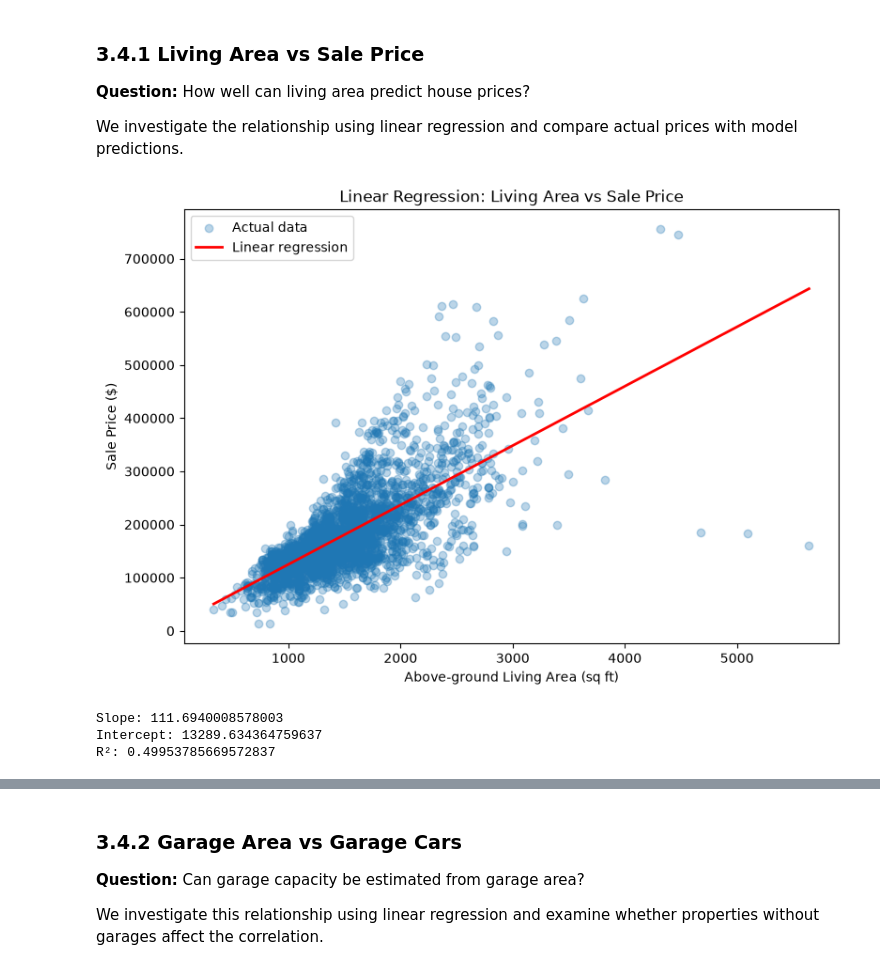
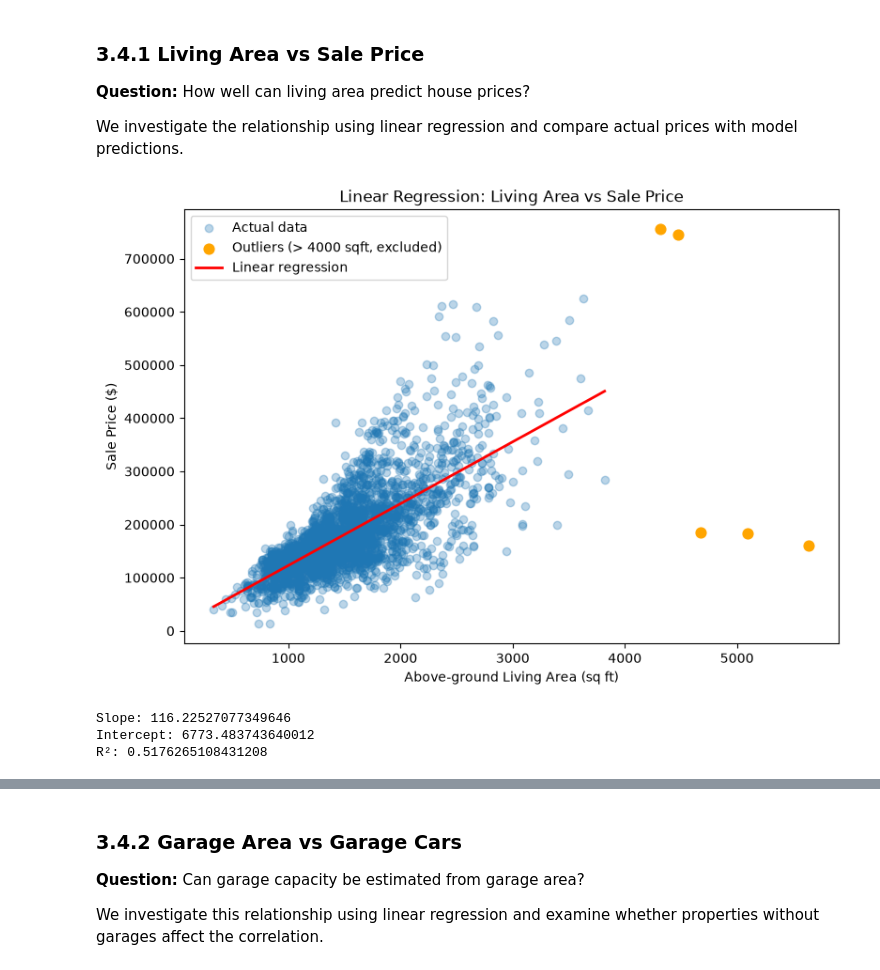
Before and after one commit to viragdiana/ML, a Jupyter notebook: lab-1-ina.ipynb, the cells around one changed output, grey strips where cells are left out. Saved outputs shown, nothing was run; the diff lists cells and outputs as text; code cells hidden in the pictures.

```diff
--- a/lab-1-ina.ipynb
+++ b/lab-1-ina.ipynb
@@ -302,7 +302,11 @@ and compare actual prices with model predictions.
 # %%
 from sklearn.linear_model import LinearRegression
 
-regression_data = housing[["Gr Liv Area", "SalePrice"]].dropna() # elimina doar din acest subset eventualele randuri cu val lispa
+regression_all = housing[["Gr Liv Area", "SalePrice"]].dropna()
+
+# Houses > 4000 sqft: 3 partial sales of unfinished houses + 2 extreme sales
+outliers = regression_all[regression_all["Gr Liv Area"] > 4000]
+regression_data = regression_all[regression_all["Gr Liv Area"] <= 4000]
 
 # Input feature and target
 X = regression_data[["Gr Liv Area"]] # ce primeste randuri x features - bidrectionalș
@@ -314,36 +318,38 @@ model1.fit(X, y)
 
 # Generate points for the regression line
 x_line = np.linspace(X.min().iloc[0], X.max().iloc[0], 100)
 line_data = pd.DataFrame({"Gr Liv Area": x_line})
 y_line = model1.predict(line_data)
 
 # Plot data points and regression line
 plt.figure(figsize=(9, 6))
 
 plt.scatter(X["Gr Liv Area"], y, alpha=0.3, label="Actual data")
+plt.scatter(outliers["Gr Liv Area"], outliers["SalePrice"],
+            color="orange", s=60, label="Outliers (> 4000 sqft, excluded)")
 plt.plot(x_line, y_line, color="red", linewidth=2,
          label="Linear regression")
 
 plt.xlabel("Above-ground Living Area (sq ft)")
 plt.ylabel("Sale Price ($)")
 plt.title("Linear Regression: Living Area vs Sale Price")
 plt.legend()
 plt.show()
 
 # Display model results
-print("Slope:", model1.coef_[0]) # Înseamnă că pentru fiecare sqft suplimentar, modelul estimează o creștere a prețului de aproximativ 112 dolari.
+print("Slope:", model1.coef_[0]) # Înseamnă că pentru fiecare sqft suplimentar, modelul estimează o creștere a prețului de aproximativ 116 dolari.
 print("Intercept:", model1.intercept_) # Este valoarea la care dreapta intersectează axa Y, adică prețul estimat matematic pentru o suprafață de zero.
-print("R²:", model1.score(X, y)) #Acesta măsoară cât de bine se potrivește modelul cu datele. În cazul nostru, regresia explică aproximativ 50% din variația prețurilor în datele de antrenare.
+print("R²:", model1.score(X, y)) #Acesta măsoară cât de bine se potrivește modelul cu datele. În cazul nostru, regresia explică aproximativ 52% din variația prețurilor în datele de antrenare.
 
 #Aici intervine metoda Ordinary Least Squares (OLS), folosită implicit de LinearRegression.
 #Pentru fiecare punct:
 # - Avem valoarea reală \(y\).
 # - Modelul calculează o valoare estimată \(\hat y\).
 # - Diferența \(y-\hat y\) se numește eroare sau reziduu (residual).
 # Modelul caută dreapta care minimizează suma pătratelor acestor erori.
 # De ce pătrate? Pentru ca erorile pozitive și negative să nu se anuleze și pentru ca erorile mari să fie penalizate mai mult.
 # %% [output]
-[figure, old version]
+[figure, new version]
-Slope: 111.6940008578003
-Intercept: 13289.634364759637
-R²: 0.49953785669572837
+Slope: 116.22527077349646
+Intercept: 6773.483743640012
+R²: 0.5176265108431208
```
Also changed, not shown: parts of 17 cells of this notebook.
